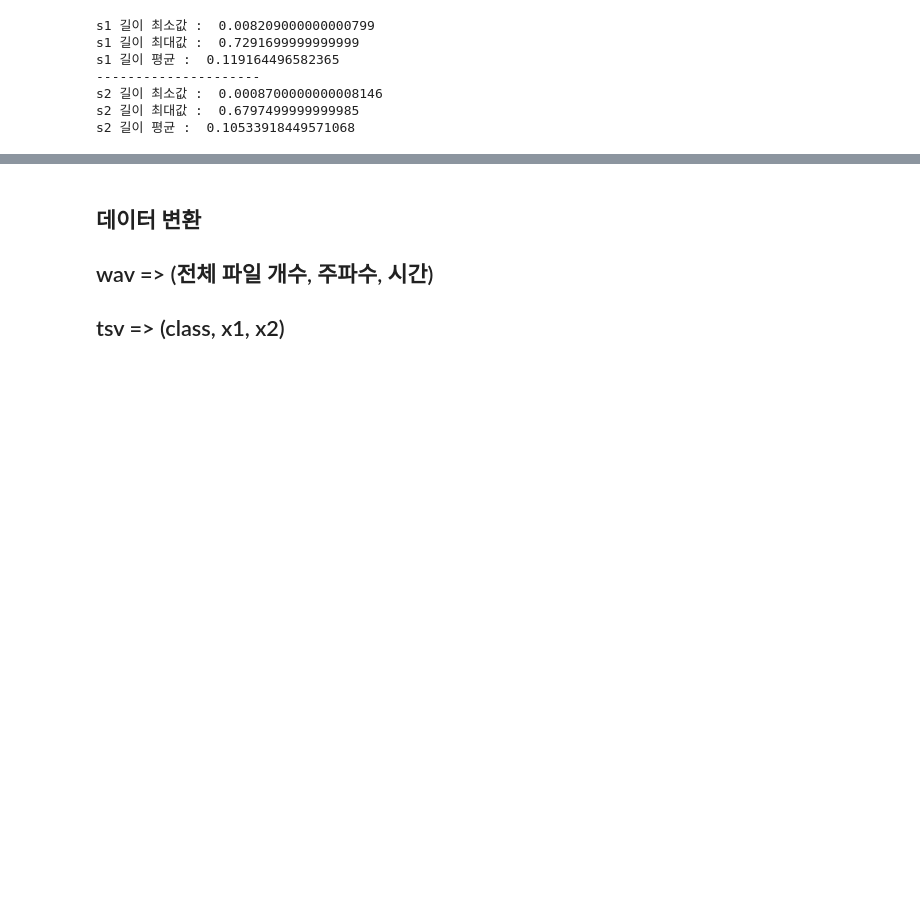
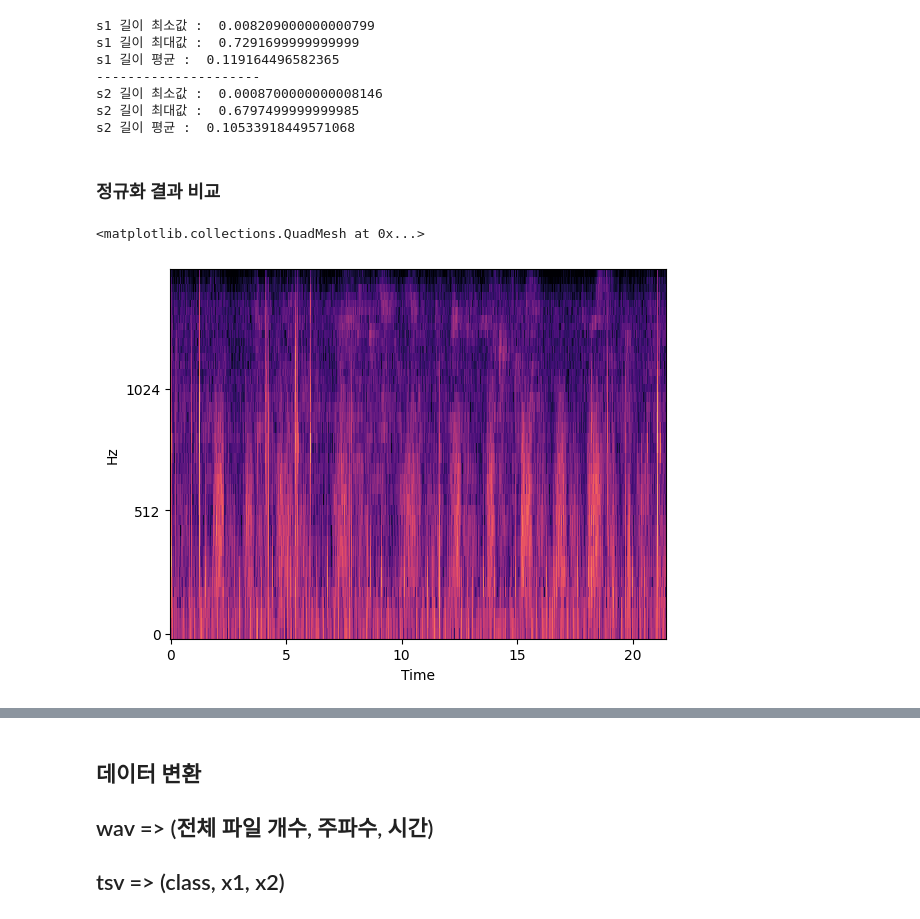
Before and after one commit to Jaewon-Sa/ECG_Signal_Detection, a Jupyter notebook: CustomDataset_Preprocessing.ipynb, the cells around one changed output, grey strips where cells are left out. Saved outputs shown, nothing was run; the diff lists cells and outputs as text; code cells hidden in the pictures; blank space fills up the shorter version.

```diff
--- a/CustomDataset_Preprocessing.ipynb
+++ b/CustomDataset_Preprocessing.ipynb
@@ -149,3 +157,18 @@ s1 길이 평균 :  0.119164496582365
 s2 길이 최소값 :  0.0008700000000008146
 s2 길이 최대값 :  0.6797499999999985
 s2 길이 평균 :  0.10533918449571068
+# %% [markdown]
+### 정규화 결과 비교
+# %%
+x = torchaudio.load(os.path.join(PATH, wavs[0]))[0]
+ms = ta_transforms.MelSpectrogram(sample_rate=SAMPLE_RATE,
+                            n_fft=128,
+                            win_length=100,
+                            n_mels=40,
+                            hop_length=HOP_LENGTH)(x)
+# %%
+librosa.display.specshow(
+        librosa.power_to_db(np.array(ms[0])), sr=SAMPLE_RATE, hop_length=HOP_LENGTH, x_axis='time', y_axis='mel', cmap='magma')
+# %% [output]
+<matplotlib.collections.QuadMesh at 0x...>
+[figure, added]
```
Also changed, not shown: parts of 22 cells of this notebook.
